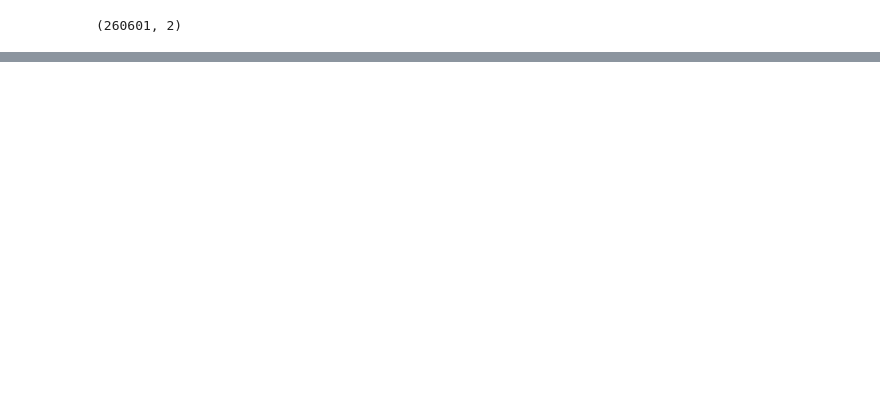
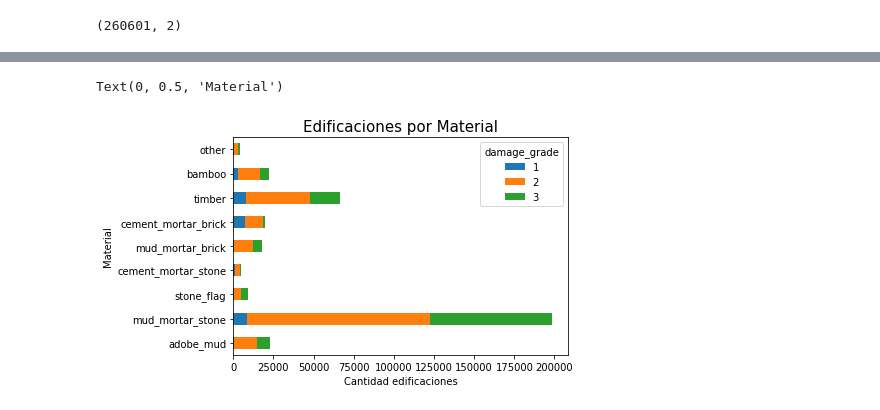
Before and after one commit to IngErnestoAlvarez/terremoto_research, a Jupyter notebook: efectividad_por_material.ipynb, the cells around one changed output, grey strips where cells are left out. Cells and saved outputs as stored; diff of their text form; code cells hidden in the pictures; blank space fills up the shorter version.

```diff
--- a/efectividad_por_material.ipynb
+++ b/efectividad_por_material.ipynb
@@ -50,13 +44,22 @@ plan_and_materials = plan_and_materials.reset_index()
 # %%
-grouped_by_plan = labels_and_values.groupby(['plan_configuration', 'damage_grade']).agg({'has_superstructure_adobe_mud':'sum',
-                                                        'has_superstructure_mud_mortar_stone':'sum',
-                                                        'has_superstructure_stone_flag':'sum',
-                                                        'has_superstructure_cement_mortar_stone':'sum',
-                                                        'has_superstructure_mud_mortar_brick':'sum',
-                                                        'has_superstructure_cement_mortar_brick':'sum',
-                                                        'has_superstructure_timber':'sum',
-                                                        'has_superstructure_bamboo':'sum',
-                                                        'has_superstructure_rc_non_engineered':'sum',
-                                                        'has_superstructure_rc_engineered':'sum',
-                                                        'has_superstructure_other':'sum'})
-grouped_by_plan = grouped_by_plan.reset_index()
+por_daño = labels_and_values.groupby('damage_grade')\
+                            .agg({'has_superstructure_adobe_mud':'sum',
+                                  'has_superstructure_mud_mortar_stone':'sum',
+                                  'has_superstructure_stone_flag':'sum',
+                                  'has_superstructure_cement_mortar_stone':'sum',
+                                  'has_superstructure_mud_mortar_brick':'sum',
+                                  'has_superstructure_cement_mortar_brick':'sum',
+                                  'has_superstructure_timber':'sum',
+                                  'has_superstructure_bamboo':'sum',
+                                  'has_superstructure_other':'sum'})
+por_daño = por_daño.T
+por_daño.index = ['adobe_mud',
+                    'mud_mortar_stone',
+                    'stone_flag',
+                    'cement_mortar_stone',
+                    'mud_mortar_brick',
+                    'cement_mortar_brick',
+                    'timber',
+                    'bamboo',
+                    'other']
+por_daño
@@ -143,0 +77,3 @@ merged.pivot_table(index=['plan_configuration'],
+# %%
+por_daño['buildings_por_material'] = por_daño[1] + por_daño[2] + por_daño[3]
+por_daño
@@ -143,0 +91,8 @@ merged.pivot_table(index=['plan_configuration'],
+# %%
+por_daño[[1, 2, 3]].plot(kind="barh", stacked=True)
+plt.title("Edificaciones por Material", fontsize=15)
+plt.xlabel("Cantidad edificaciones")
+plt.ylabel("Material")
+# %% [output]
+Text(0, 0.5, 'Material')
+[figure, added]
```
Also changed, not shown: parts of 22 cells of this notebook, 2 other files.
